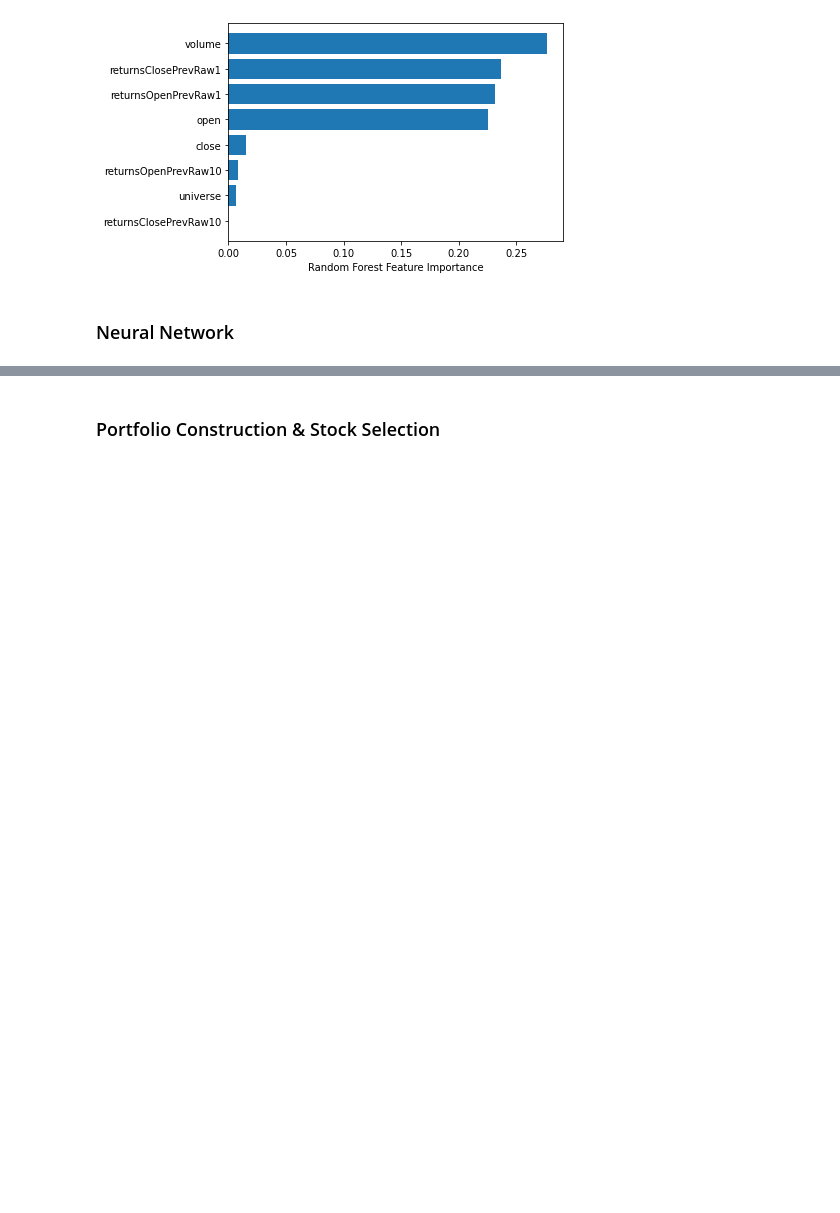
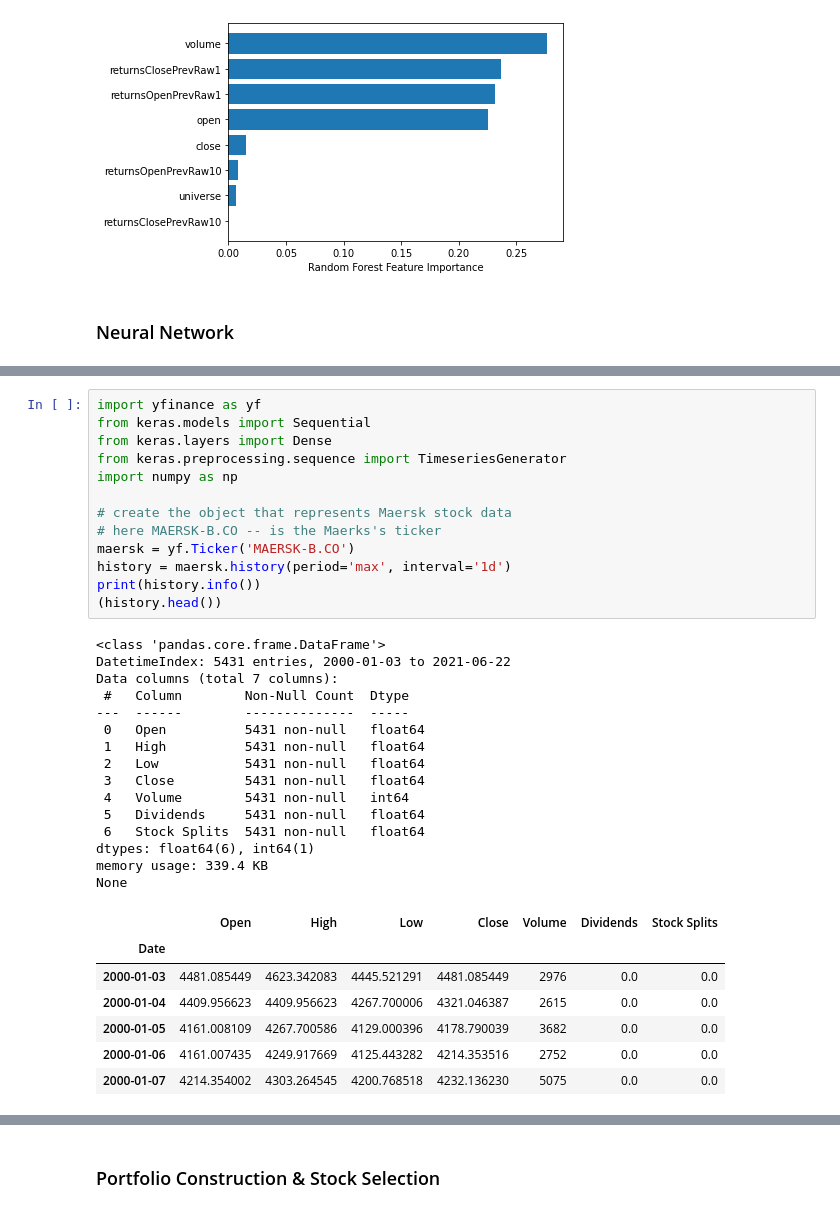
Before and after one commit to SophiaHe/twosigma_stockprice, a Jupyter notebook: StockSelection_PortfolioManagment_colab.ipynb, the cells around one changed output, grey strips where cells are left out. Saved outputs shown, nothing was run; the diff lists cells and outputs as text; blank space fills up the shorter version.

```diff
--- a/StockSelection_PortfolioManagment_colab.ipynb
+++ b/StockSelection_PortfolioManagment_colab.ipynb
@@ -1198,0 +1237,36 @@ Text(0.5, 0, 'Random Forest Feature Importance')
+# %%
+import yfinance as yf
+from keras.models import Sequential
+from keras.layers import Dense
+from keras.preprocessing.sequence import TimeseriesGenerator
+import numpy as np
+
+# create the object that represents Maersk stock data
+# here MAERSK-B.CO -- is the Maerks's ticker
+maersk = yf.Ticker('MAERSK-B.CO')
+history = maersk.history(period='max', interval='1d')
+print(history.info())
+(history.head())
+# %% [output]
+<class 'pandas.core.frame.DataFrame'>
+DatetimeIndex: 5431 entries, 2000-01-03 to 2021-06-22
+Data columns (total 7 columns):
+ #   Column        Non-Null Count  Dtype
+---  ------        --------------  -----
+ 0   Open          5431 non-null   float64
+ 1   High          5431 non-null   float64
+ 2   Low           5431 non-null   float64
+ 3   Close         5431 non-null   float64
+ 4   Volume        5431 non-null   int64
+ 5   Dividends     5431 non-null   float64
+ 6   Stock Splits  5431 non-null   float64
+dtypes: float64(6), int64(1)
+memory usage: 339.4 KB
+None
+|  | Open | High | Low | Close | Volume | Dividends | Stock Splits |
+| Date |  |  |  |  |  |  |  |
+| 2000-01-03 | 4481.085449 | 4623.342083 | 4445.521291 | 4481.085449 | 2976 | 0.0 | 0.0 |
+| 2000-01-04 | 4409.956623 | 4409.956623 | 4267.700006 | 4321.046387 | 2615 | 0.0 | 0.0 |
+| 2000-01-05 | 4161.008109 | 4267.700586 | 4129.000396 | 4178.790039 | 3682 | 0.0 | 0.0 |
+| 2000-01-06 | 4161.007435 | 4249.917669 | 4125.443282 | 4214.353516 | 2752 | 0.0 | 0.0 |
+| 2000-01-07 | 4214.354002 | 4303.264545 | 4200.768518 | 4232.136230 | 5075 | 0.0 | 0.0 |
```
Also changed, not shown: parts of 17 cells of this notebook.
